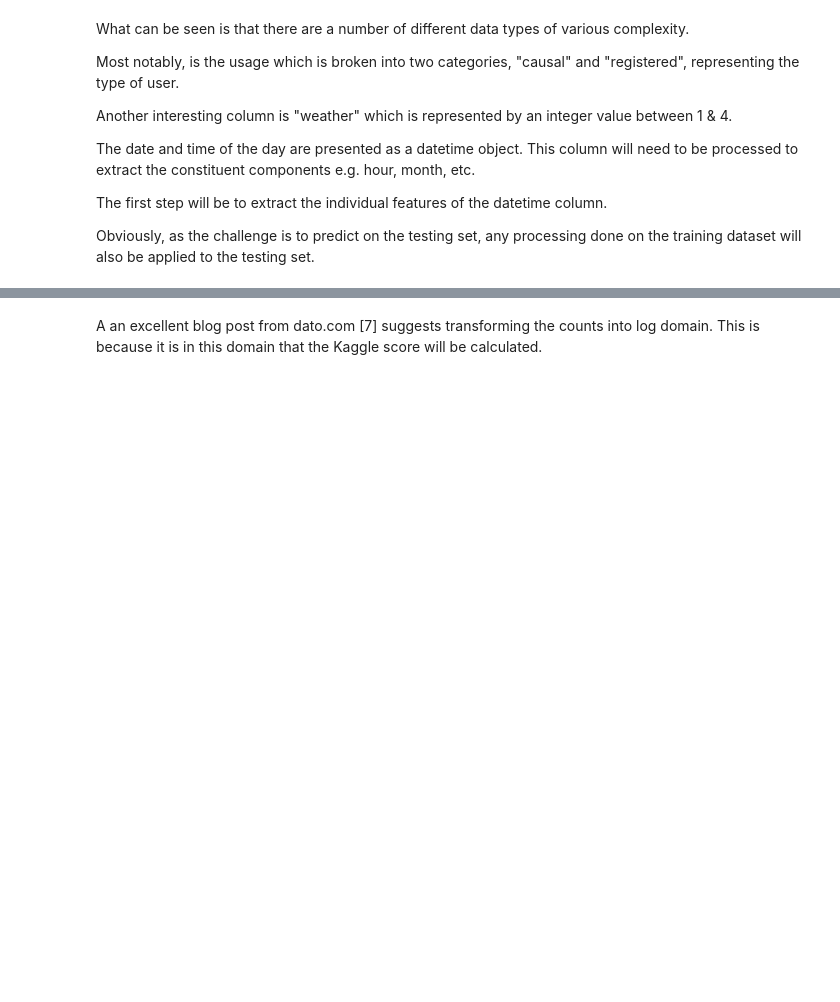
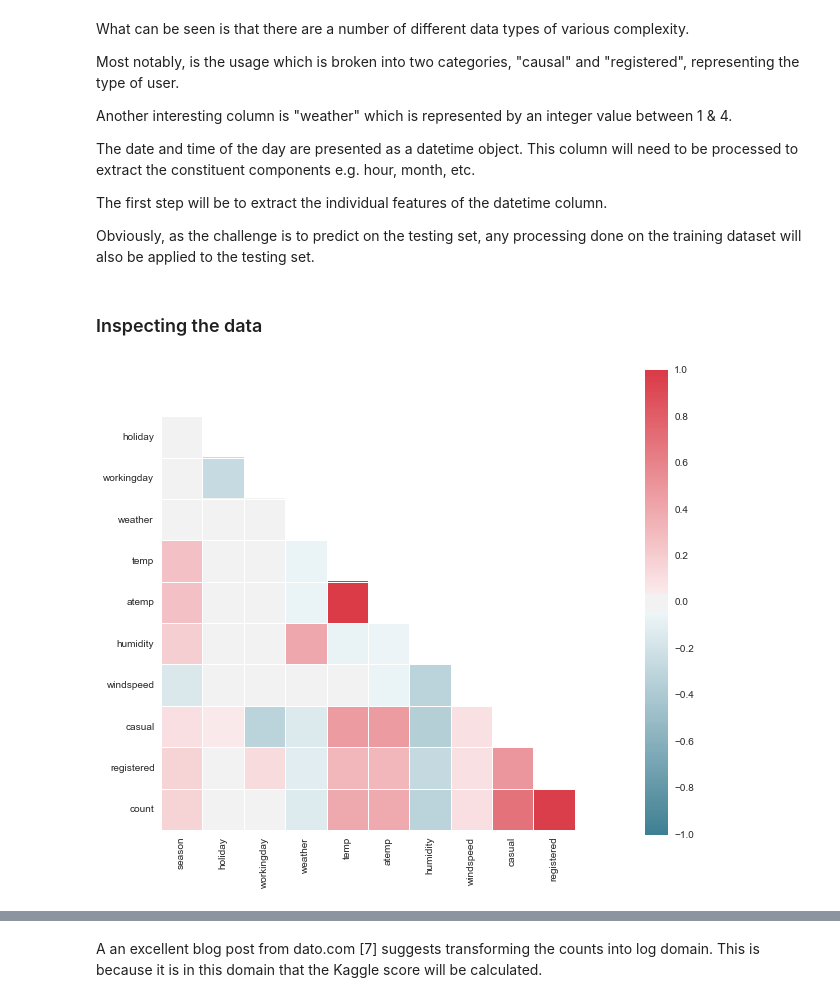
Before and after one commit to nennec/CA684_2015_Ciaran_Hennessy, a Jupyter notebook: Submission.ipynb, the cells around one changed output, grey strips where cells are left out. Drawn from its saved outputs; the diff is of its cells as text; code cells hidden in the pictures; blank space fills up the shorter version.

```diff
--- a/Submission.ipynb
+++ b/Submission.ipynb
@@ -47,3 +47,23 @@ The date and time of the day are presented as a datetime object. This column wil
 The first step will be to extract the individual features of the datetime column.
 
 Obviously, as the challenge is to predict on the testing set, any processing done on the training dataset will also be applied to the testing set.
+# %% [markdown]
+### Inspecting the data
+# %%
+%matplotlib inline
+import numpy as np
+import seaborn as sns
+import matplotlib.pyplot as plt
+sns.set(style="darkgrid")
+
+temp_train = train
+
+
+f, ax = plt.subplots(figsize=(9, 9))
+cmap = sns.diverging_palette(220, 10, as_cmap=True)
+sns.corrplot(temp_train, annot=False, sig_stars=False,
+             diag_names=False, cmap=cmap, ax=ax)
+f.tight_layout()
+f.show()
+# %% [output]
+[figure, added]
```
Also changed, not shown: parts of 14 cells of this notebook.
